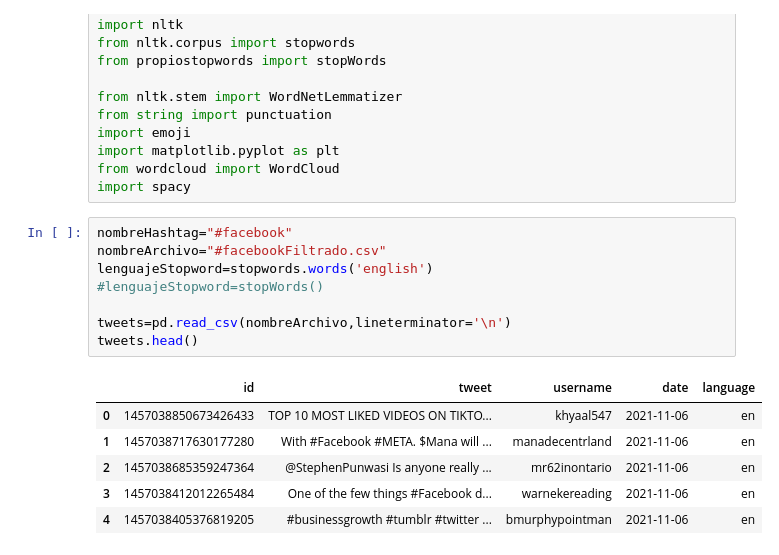
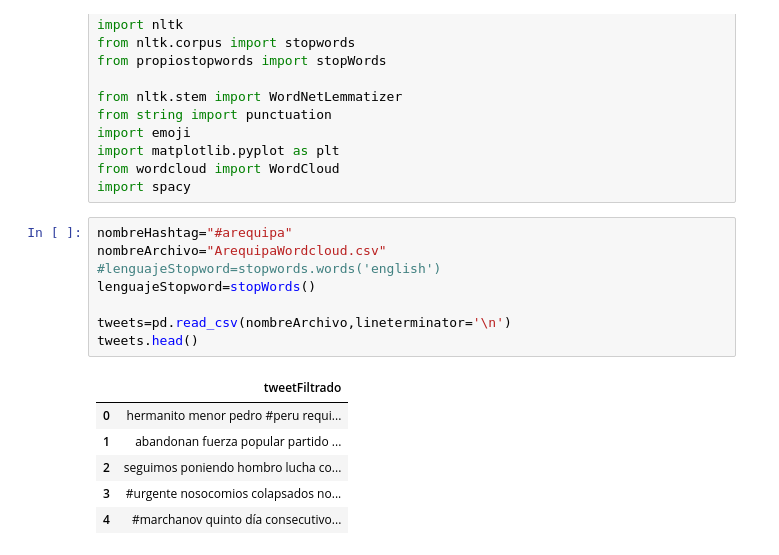
Before and after one commit to jhorelrevilla/Wordcloud_LDA, a Jupyter notebook: worcloudLDA.ipynb, the cells around one changed output. Drawn from its saved outputs; the diff is of its cells as text.

```diff
--- a/worcloudLDA.ipynb
+++ b/worcloudLDA.ipynb
@@ -14,18 +14,18 @@ import matplotlib.pyplot as plt
 from wordcloud import WordCloud
 import spacy
 # %%
-nombreHashtag="#facebook"
-nombreArchivo="#facebookFiltrado.csv"
-lenguajeStopword=stopwords.words('english')
-#lenguajeStopword=stopWords()
+nombreHashtag="#arequipa"
+nombreArchivo="ArequipaWordcloud.csv"
+#lenguajeStopword=stopwords.words('english')
+lenguajeStopword=stopWords()
 
 tweets=pd.read_csv(nombreArchivo,lineterminator='\n')
 tweets.head()
 # %% [output]
-|  | id | tweet | username | date | language |
-| 0 | 1457038850673426433 | TOP 10 MOST LIKED VIDEOS ON TIKTO... | khyaal547 | 2021-11-06 | en |
-| 1 | 1457038717630177280 | With #Facebook #META. $Mana will ... | manadecentrland | 2021-11-06 | en |
-| 2 | 1457038685359247364 | @StephenPunwasi Is anyone really ... | mr62inontario | 2021-11-06 | en |
-| 3 | 1457038412012265484 | One of the few things #Facebook d... | warnekereading | 2021-11-06 | en |
-| 4 | 1457038405376819205 | #businessgrowth #tumblr #twitter ... | bmurphypointman | 2021-11-06 | en |
+|  | tweetFiltrado |
+| 0 | hermanito menor pedro #peru requi... |
+| 1 | abandonan fuerza popular partido ... |
+| 2 | seguimos poniendo hombro lucha co... |
+| 3 | #urgente nosocomios colapsados no... |
+| 4 | #marchanov quinto día consecutivo... |
 # %%
```
Also changed, not shown: parts of 11 cells of this notebook.
